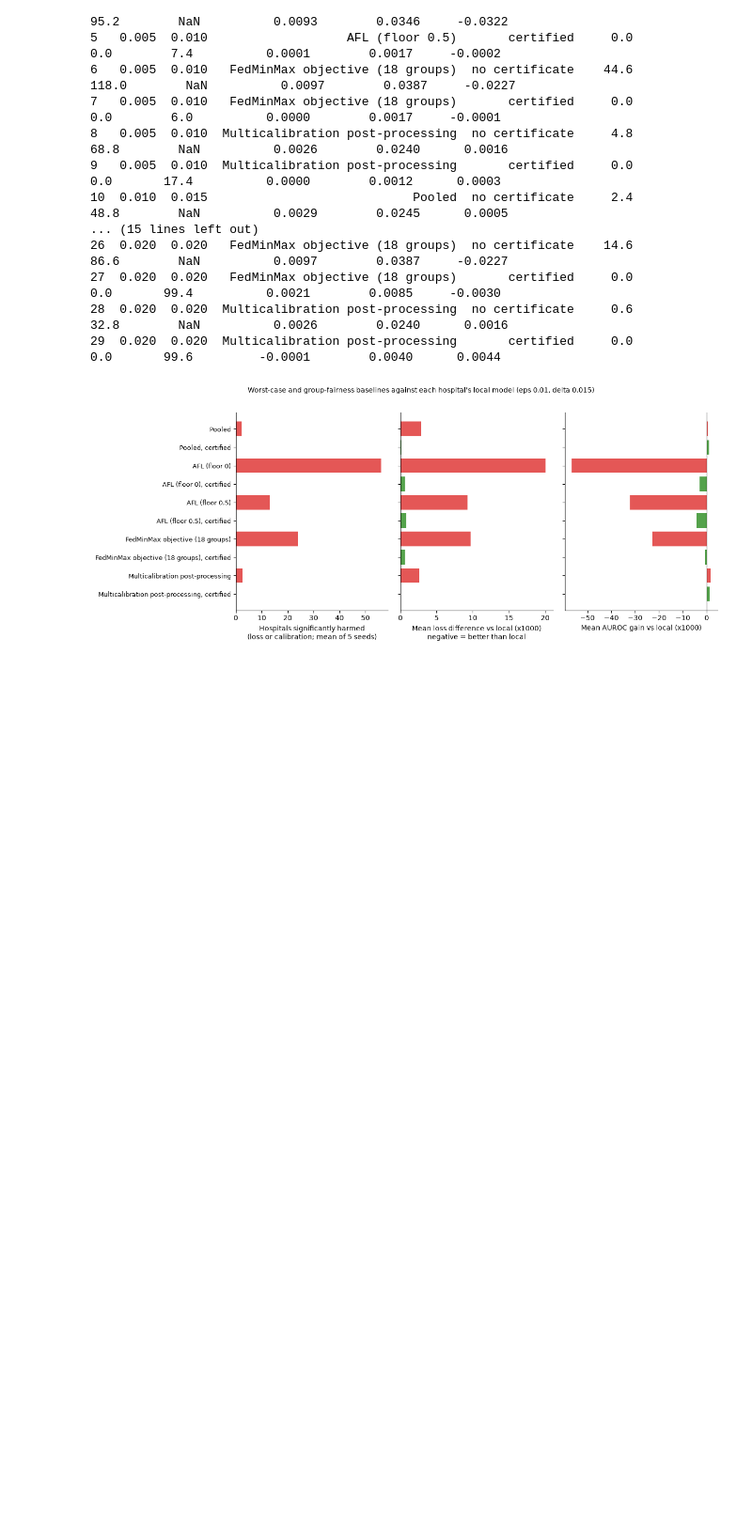
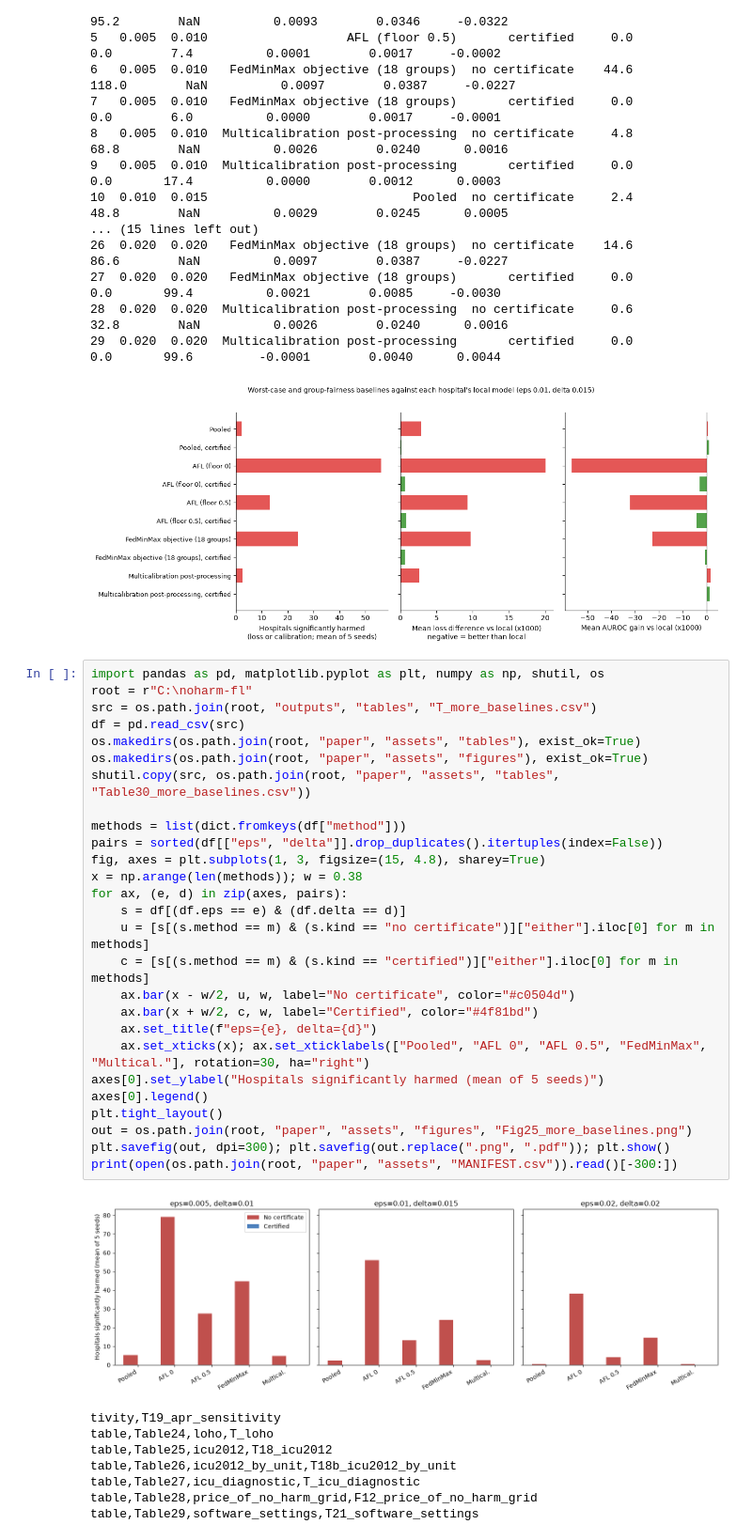
Before and after one commit to DCBhashkar71/noharm-fl, a Jupyter notebook: notebooks/16_more_baselines.ipynb, the cells around one changed output. Shown at 94% size. Saved outputs shown, nothing was run; the diff lists cells and outputs as text; blank space fills up the shorter version.

Commit message:
Add extra fairness baselines (AFL, FedMinMax, multicalibration): Table30, Fig26

```diff
--- a/notebooks/16_more_baselines.ipynb
+++ b/notebooks/16_more_baselines.ipynb
@@ -59,3 +59,39 @@ plt.savefig("../outputs/figures/fig25_more_baselines.png", dpi=300); plt.savefig
 28  0.020  0.020  Multicalibration post-processing  no certificate     0.6         32.8        NaN          0.0026        0.0240      0.0016
 29  0.020  0.020  Multicalibration post-processing       certified     0.0          0.0       99.6         -0.0001        0.0040      0.0044
 [figure]
+# %%
+import pandas as pd, matplotlib.pyplot as plt, numpy as np, shutil, os
+root = r"C:\noharm-fl"
+src = os.path.join(root, "outputs", "tables", "T_more_baselines.csv")
+df = pd.read_csv(src)
+os.makedirs(os.path.join(root, "paper", "assets", "tables"), exist_ok=True)
+os.makedirs(os.path.join(root, "paper", "assets", "figures"), exist_ok=True)
+shutil.copy(src, os.path.join(root, "paper", "assets", "tables", "Table30_more_baselines.csv"))
+
+methods = list(dict.fromkeys(df["method"]))
+pairs = sorted(df[["eps", "delta"]].drop_duplicates().itertuples(index=False))
+fig, axes = plt.subplots(1, 3, figsize=(15, 4.8), sharey=True)
+x = np.arange(len(methods)); w = 0.38
+for ax, (e, d) in zip(axes, pairs):
+    s = df[(df.eps == e) & (df.delta == d)]
+    u = [s[(s.method == m) & (s.kind == "no certificate")]["either"].iloc[0] for m in methods]
+    c = [s[(s.method == m) & (s.kind == "certified")]["either"].iloc[0] for m in methods]
+    ax.bar(x - w/2, u, w, label="No certificate", color="#c0504d")
+    ax.bar(x + w/2, c, w, label="Certified", color="#4f81bd")
+    ax.set_title(f"eps={e}, delta={d}")
+    ax.set_xticks(x); ax.set_xticklabels(["Pooled", "AFL 0", "AFL 0.5", "FedMinMax", "Multical."], rotation=30, ha="right")
+axes[0].set_ylabel("Hospitals significantly harmed (mean of 5 seeds)")
+axes[0].legend()
+plt.tight_layout()
+out = os.path.join(root, "paper", "assets", "figures", "Fig25_more_baselines.png")
+plt.savefig(out, dpi=300); plt.savefig(out.replace(".png", ".pdf")); plt.show()
+print(open(os.path.join(root, "paper", "assets", "MANIFEST.csv")).read()[-300:])
+# %% [output]
+[figure, added]
+tivity,T19_apr_sensitivity
+table,Table24,loho,T_loho
+table,Table25,icu2012,T18_icu2012
+table,Table26,icu2012_by_unit,T18b_icu2012_by_unit
+table,Table27,icu_diagnostic,T_icu_diagnostic
+table,Table28,price_of_no_harm_grid,F12_price_of_no_harm_grid
+table,Table29,software_settings,T21_software_settings
```
Also changed, not shown: parts of 2 cells of this notebook, 6 other files.
